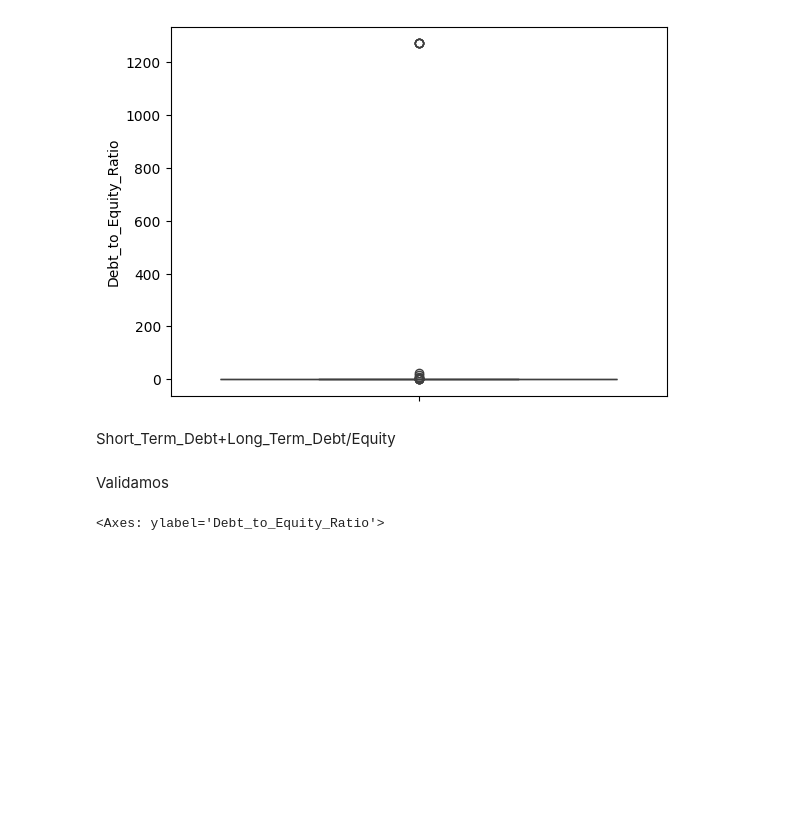
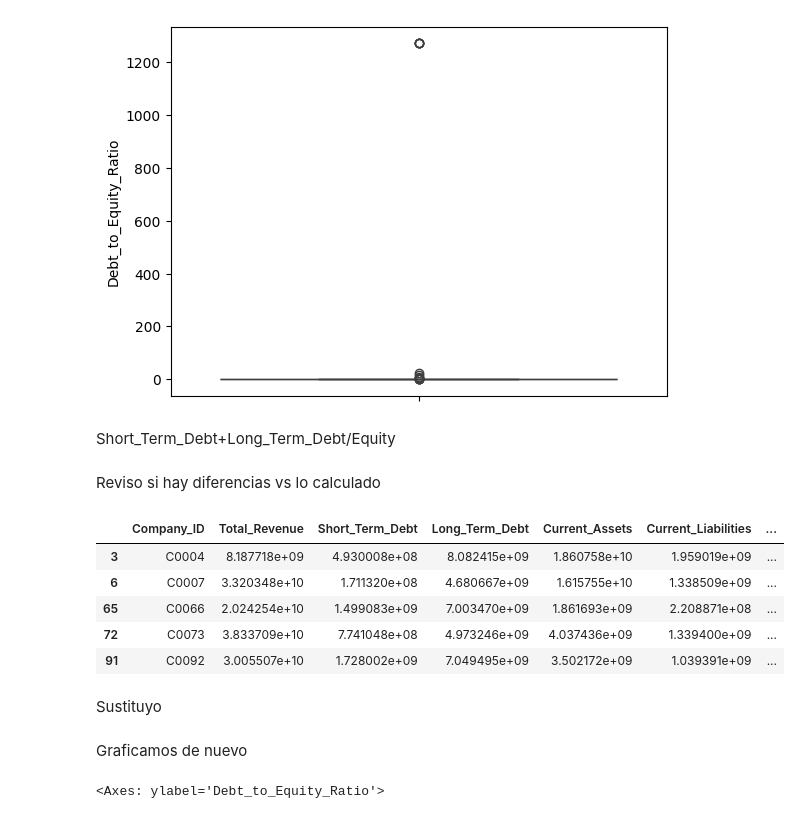
Before and after one commit to adrock001/riskmathics-module3-final, a Jupyter notebook: DataCleaning/Analisis_del_Dataset.ipynb, the cells around one changed output. Saved outputs shown, nothing was run; the diff lists cells and outputs as text; code cells hidden in the pictures; blank space fills up the shorter version.

```diff
--- a/DataCleaning/Analisis_del_Dataset.ipynb
+++ b/DataCleaning/Analisis_del_Dataset.ipynb
@@ -307,4 +268,17 @@ sns.boxplot(data=df["Debt_to_Equity_Ratio"])
 Short_Term_Debt+Long_Term_Debt/Equity
 # %%
 df["Calculated_DER"] = round((df["Short_Term_Debt"]+df["Long_Term_Debt"])/df["Equity"],2)
+# %% [markdown]
+Reviso si hay diferencias vs lo calculado
+# %%
+df.loc[(df["Calculated_DER"] != df["Debt_to_Equity_Ratio"])]
+# %% [output]
+|  | Company_ID | Total_Revenue | Short_Term_Debt | Long_Term_Debt | Current_Assets | Current_Liabilities | ... |
+| 3 | C0004 | 8.187718e+09 | 4.930008e+08 | 8.082415e+09 | 1.860758e+10 | 1.959019e+09 | ... |
+| 6 | C0007 | 3.320348e+10 | 1.711320e+08 | 4.680667e+09 | 1.615755e+10 | 1.338509e+09 | ... |
+| 65 | C0066 | 2.024254e+10 | 1.499083e+09 | 7.003470e+09 | 1.861693e+09 | 2.208871e+08 | ... |
+| 72 | C0073 | 3.833709e+10 | 7.741048e+08 | 4.973246e+09 | 4.037436e+09 | 1.339400e+09 | ... |
+| 91 | C0092 | 3.005507e+10 | 1.728002e+09 | 7.049495e+09 | 3.502172e+09 | 1.039391e+09 | ... |
+# %% [markdown]
+Sustituyo
 # %%
@@ -312,5 +286,5 @@ df.loc[(df["Calculated_DER"] != df["Debt_to_Equity_Ratio"]) & (df["STD_LTD_Ratio
-# %% [markdown]
-Validamos
+# %% [markdown]
+Graficamos de nuevo
 # %%
 sns.boxplot(data=df["Debt_to_Equity_Ratio"])
 # %% [output]
```
Also changed, not shown: parts of 29 cells of this notebook.
